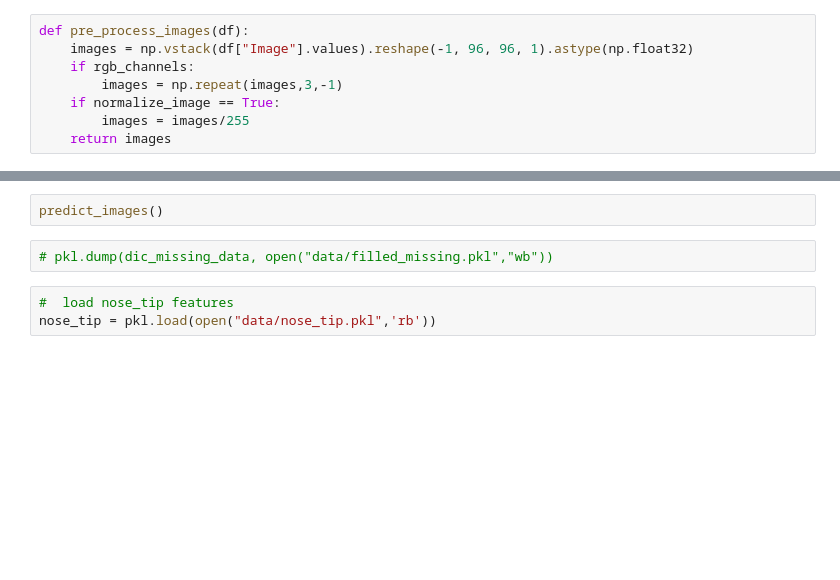
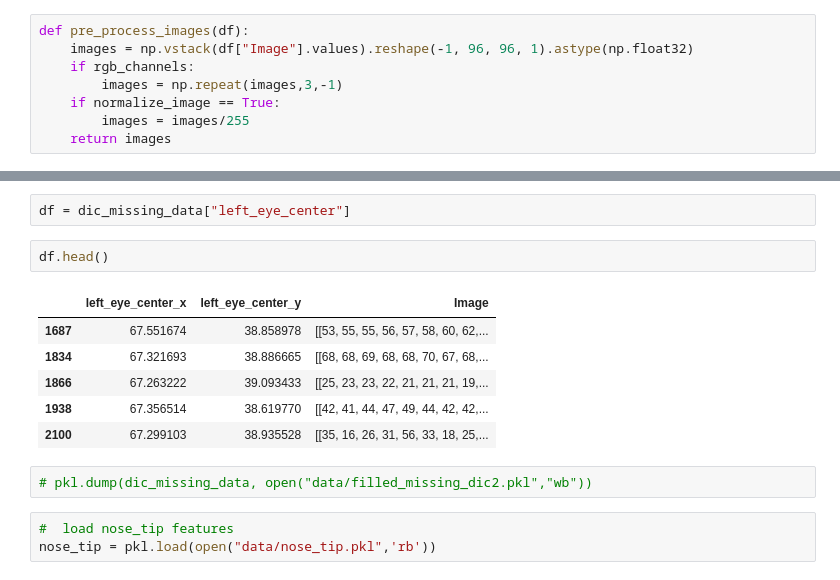
Before and after one commit to mariaafara/face-landmark-detection, a Jupyter notebook: label_missing_values.ipynb, the cells around one changed output, grey strips where cells are left out. Cells and saved outputs as stored; diff of their text form; blank space fills up the shorter version.

```diff
--- a/label_missing_values.ipynb
+++ b/label_missing_values.ipynb
@@ -107,7 +99,16 @@ def predict_images():
-# %%
-predict_images()
+# %%
+df = dic_missing_data["left_eye_center"]
+# %%
+df.head()
+# %% [output]
+|  | left_eye_center_x | left_eye_center_y | Image |
+| 1687 | 67.551674 | 38.858978 | [[53, 55, 55, 56, 57, 58, 60, 62,... |
+| 1834 | 67.321693 | 38.886665 | [[68, 68, 69, 68, 68, 70, 67, 68,... |
+| 1866 | 67.263222 | 39.093433 | [[25, 23, 23, 22, 21, 21, 21, 19,... |
+| 1938 | 67.356514 | 38.619770 | [[42, 41, 44, 47, 49, 44, 42, 42,... |
+| 2100 | 67.299103 | 38.935528 | [[35, 16, 26, 31, 56, 33, 18, 25,... |
 # %%
-# pkl.dump(dic_missing_data, open("data/filled_missing.pkl","wb"))
+# pkl.dump(dic_missing_data, open("data/filled_missing_dic2.pkl","wb"))
 # %%
 #  load nose_tip features
 nose_tip = pkl.load(open("data/nose_tip.pkl",'rb'))
```
Also changed, not shown: parts of 26 cells of this notebook.
